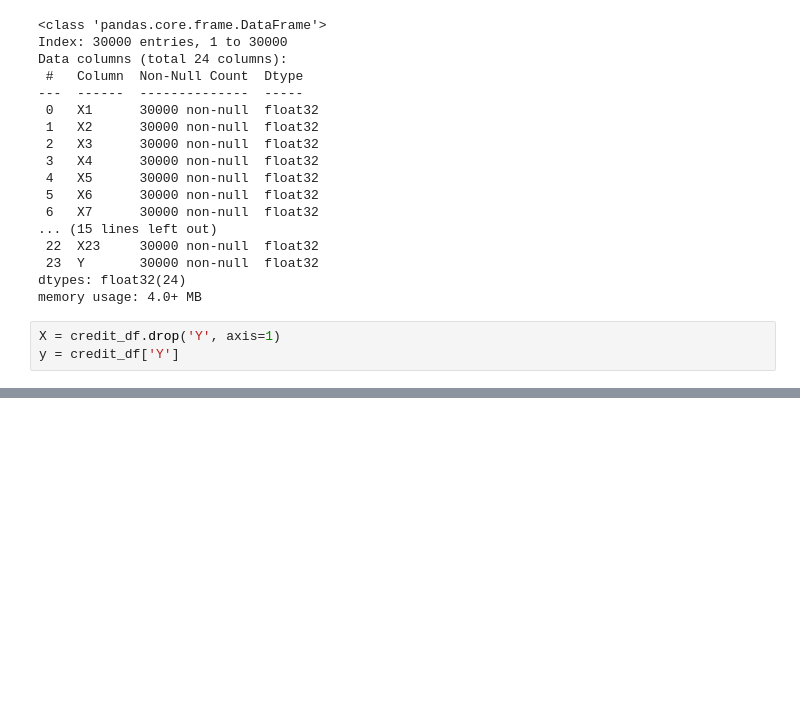
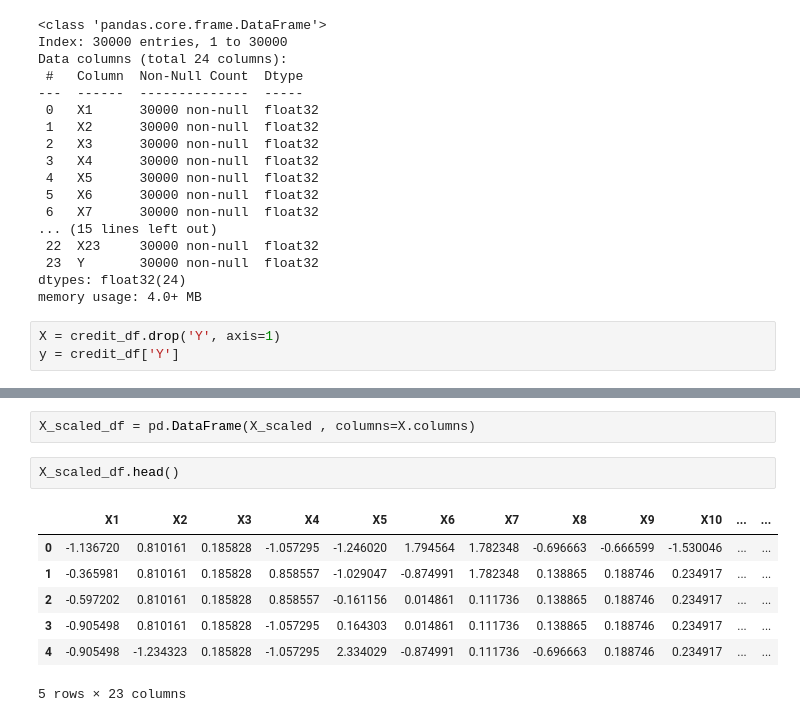
Before and after one commit to kbigdata0010/ml, a Jupyter notebook: 신용카드연체예측_PCA_regression.ipynb, the cells around one changed output, grey strips where cells are left out. Saved outputs shown, nothing was run; the diff lists cells and outputs as text; blank space fills up the shorter version.

```diff
--- a/신용카드연체예측_PCA_regression.ipynb
+++ b/신용카드연체예측_PCA_regression.ipynb
@@ -94,0 +120,12 @@ iris_features_pca = pca.transform(X_scaled)
+# %%
+X_scaled_df = pd.DataFrame(X_scaled , columns=X.columns)
+# %%
+X_scaled_df.head()
+# %% [output]
+|  | X1 | X2 | X3 | X4 | X5 | X6 | X7 | X8 | X9 | X10 | ... | ... |
+| 0 | -1.136720 | 0.810161 | 0.185828 | -1.057295 | -1.246020 | 1.794564 | 1.782348 | -0.696663 | -0.666599 | -1.530046 | ... | ... |
+| 1 | -0.365981 | 0.810161 | 0.185828 | 0.858557 | -1.029047 | -0.874991 | 1.782348 | 0.138865 | 0.188746 | 0.234917 | ... | ... |
+| 2 | -0.597202 | 0.810161 | 0.185828 | 0.858557 | -0.161156 | 0.014861 | 0.111736 | 0.138865 | 0.188746 | 0.234917 | ... | ... |
+| 3 | -0.905498 | 0.810161 | 0.185828 | -1.057295 | 0.164303 | 0.014861 | 0.111736 | 0.138865 | 0.188746 | 0.234917 | ... | ... |
+| 4 | -0.905498 | -1.234323 | 0.185828 | -1.057295 | 2.334029 | -0.874991 | 0.111736 | -0.696663 | 0.188746 | 0.234917 | ... | ... |
+5 rows × 23 columns
```
Also changed, not shown: parts of 11 cells of this notebook, 2 other files.
